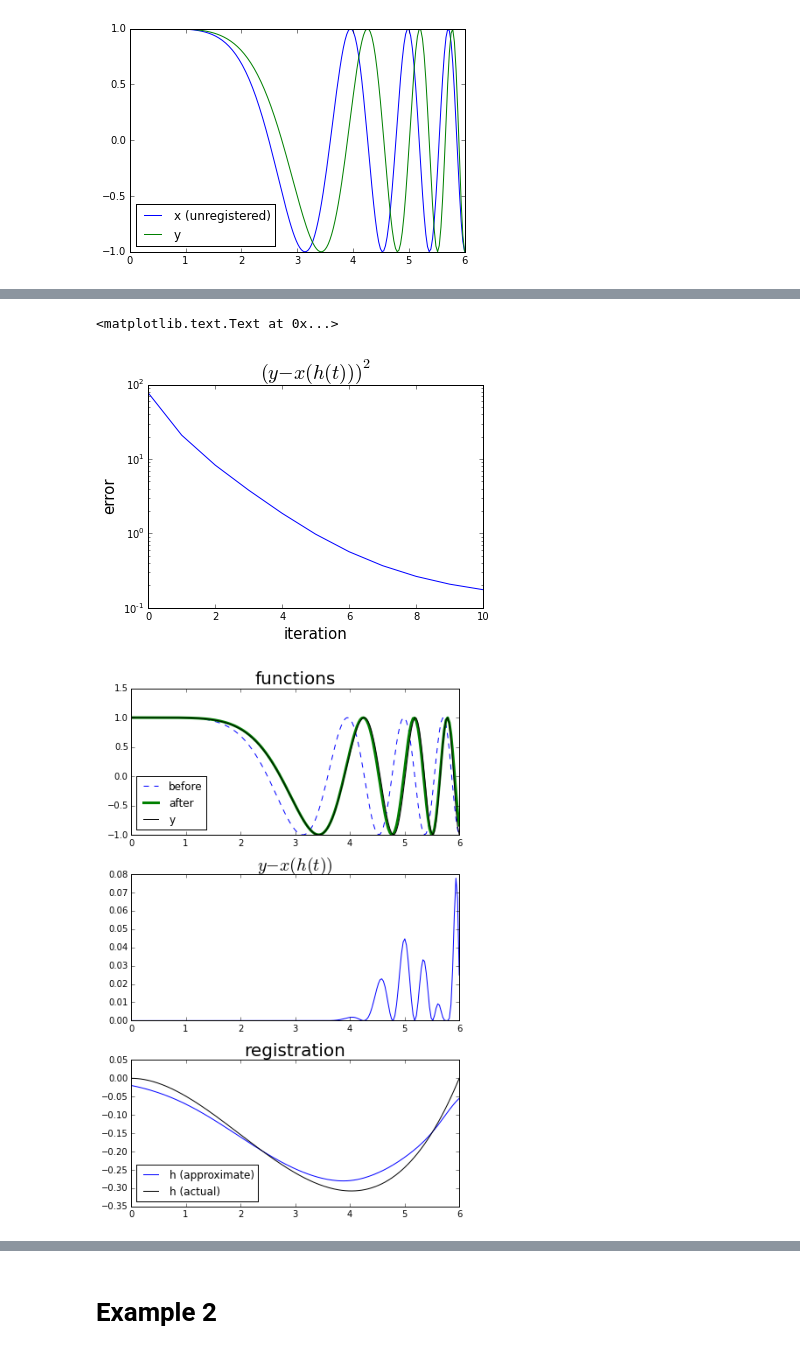
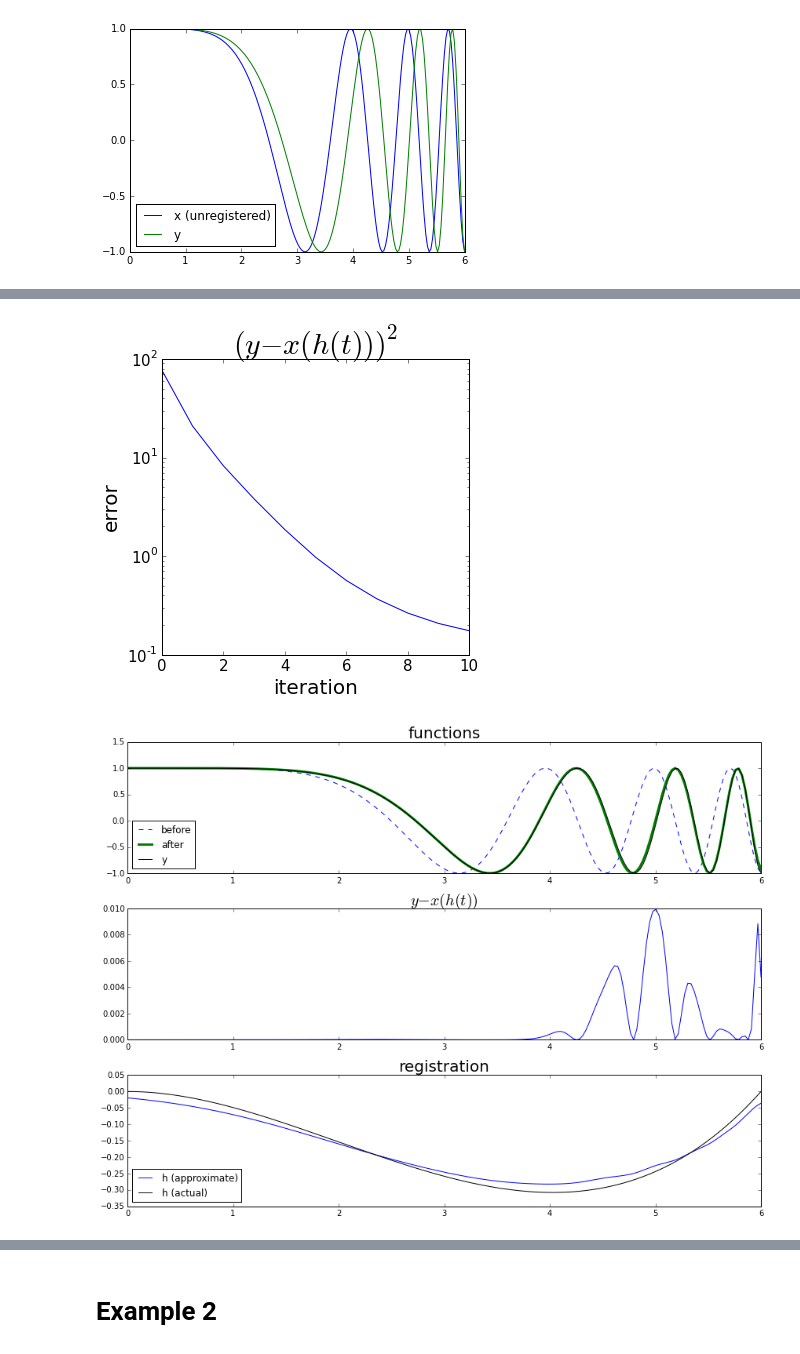
Before and after one commit to ptonner/pyFDA, a Jupyter notebook: examples/registrationByLocalRegression.ipynb, the cells around one changed output, grey strips where cells are left out. Cells and saved outputs as stored; diff of their text form; code cells hidden in the pictures.

Commit message:
update example figures

```diff
--- a/examples/registrationByLocalRegression.ipynb
+++ b/examples/registrationByLocalRegression.ipynb
@@ -63,15 +82,22 @@ plt.legend(loc="best")
 lr = localRegression.RegisterLocalRegression(x,y,t,bandwidth=np.pi,ridge=n/16,decay=True)
 lr.run(10)
 # %%
+plt.figure(figsize=(8,8))
+
 plt.semilogy(lr.error,)
-plt.title("$(y - x(h(t)))^2$",fontsize=20)
-plt.ylabel("error",fontsize=15)
-plt.xlabel("iteration",fontsize=15)
+plt.title("$(y - x(h(t)))^2$",fontsize=30)
+plt.ylabel("error",fontsize=20)
+plt.xlabel("iteration",fontsize=20)
+plt.xticks(fontsize=15)
+plt.yticks(fontsize=15)
+
+plt.tight_layout(pad=10)
+
+plt.savefig("figures/example1_error.png",bbox_inches="tight",dpi=300)
 # %% [output]
-<matplotlib.text.Text at 0x...>
-[figure, old version]
+[figure, new version]
 # %%
-plt.figure(figsize=(6,9))
+plt.figure(figsize=(12,9))
 
 plt.subplot(311)
 plt.title("functions",fontsize=20)
@@ -91,5 +117,7 @@ plt.plot(t,h-t,'k',label="h (actual)")
 plt.legend(loc="best")
 
 plt.tight_layout()
+
+plt.savefig("figures/example1_fit.png",bbox_inches="tight",dpi=300)
 # %% [output]
-[figure, old version]
+[figure, new version]
```
Also changed, not shown: parts of 13 cells of this notebook.
